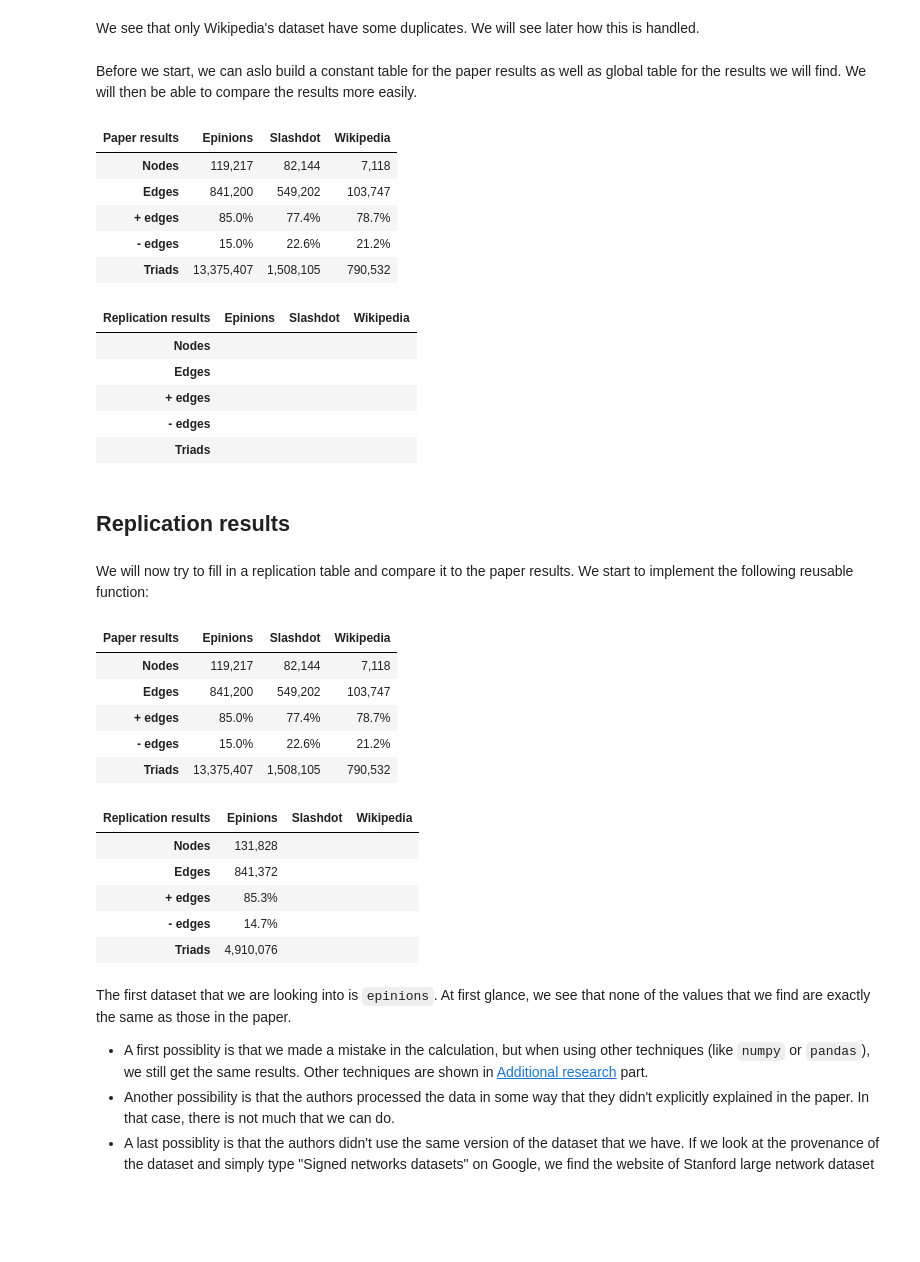
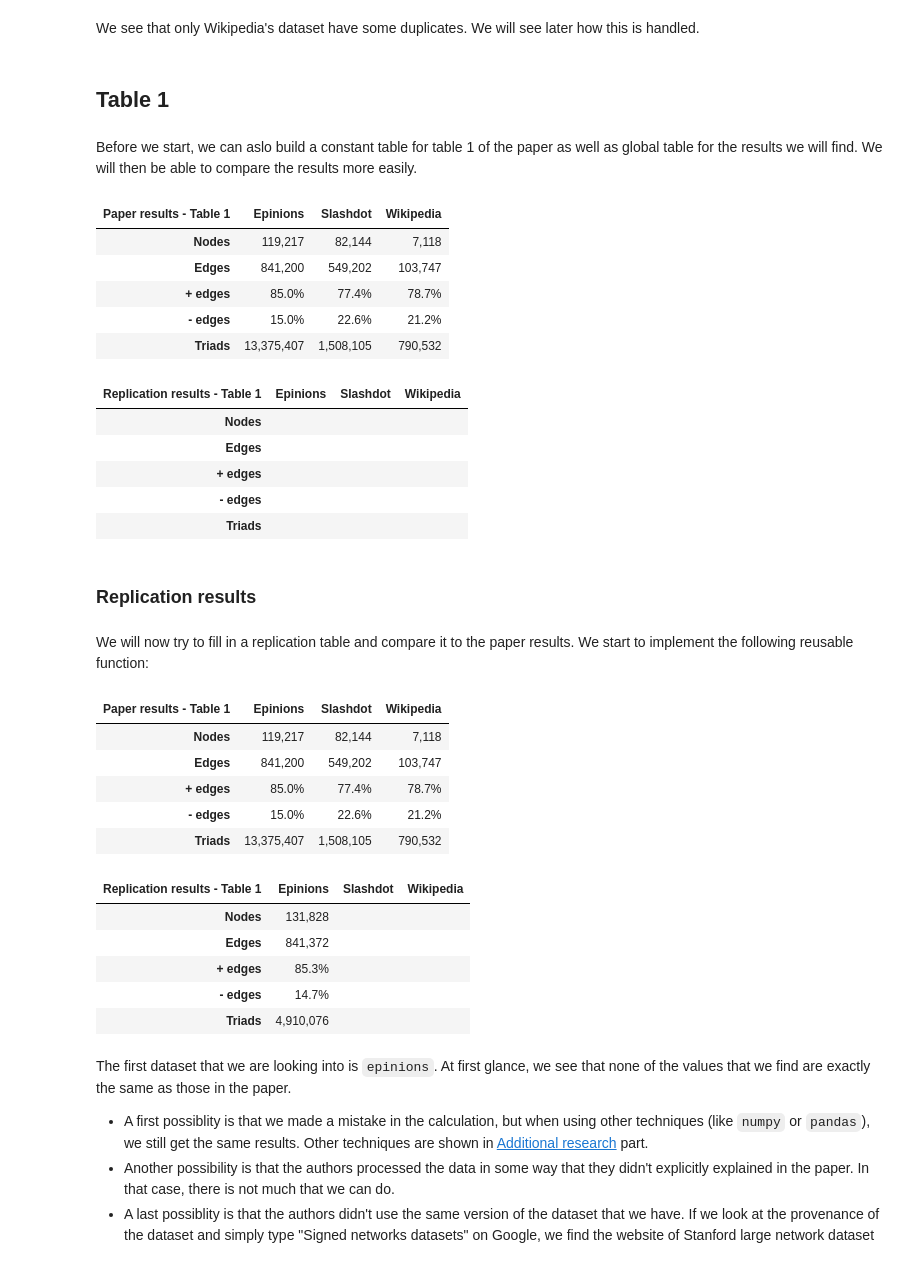
Before and after one commit to Biliwaks/Applied-Data-Analysis, a Jupyter notebook: Replication/replication_report.ipynb, the cells around one changed output. Saved outputs shown, nothing was run; the diff lists cells and outputs as text; code cells hidden in the pictures; blank space fills up the shorter version.

```diff
--- a/Replication/replication_report.ipynb
+++ b/Replication/replication_report.ipynb
@@ -137,39 +142,41 @@ Slashdot: 0
 Wikipedia: 3333
 # %% [markdown]
 We see that only Wikipedia's dataset have some duplicates. We will see later how this is handled.
+# %% [markdown]
+## Table 1 <a id='table1'></a>
 # %% [markdown]
-Before we start, we can aslo build a constant table for the paper results as well as global table for the results we will find. We will then be able to compare the results more easily.
+Before we start, we can aslo build a constant table for table 1 of the paper as well as global table for the results we will find. We will then be able to compare the results more easily.
 # %%
 # Constant dataframe for paper results
-PAPER_RESULTS = pd.DataFrame(data = [['119,217'   ,'82,144'   ,'7,118'  ],
-                                     ['841,200'   ,'549,202'  ,'103,747'],
-                                     ['85.0%'     ,'77.4%'    ,'78.7%'  ],
-                                     ['15.0%'     ,'22.6%'    ,'21.2%'  ],
-                                     ['13,375,407','1,508,105','790,532']],
-                             index  =['Nodes','Edges','+ edges','- edges','Triads'],
-                             columns=['Epinions','Slashdot','Wikipedia'])\
-                            .rename_axis('Paper results',axis=1)
+PAPER_RESULTS_TABLE1 = pd.DataFrame(data =  [['119,217'   ,'82,144'   ,'7,118'  ],
+                                            ['841,200'   ,'549,202'  ,'103,747'],
+                                            ['85.0%'     ,'77.4%'    ,'78.7%'  ],
+                                            ['15.0%'     ,'22.6%'    ,'21.2%'  ],
+                                            ['13,375,407','1,508,105','790,532']],
+                                    index  =['Nodes','Edges','+ edges','- edges','Triads'],
+                                    columns=['Epinions','Slashdot','Wikipedia'])\
+                                   .rename_axis('Paper results - Table 1',axis=1)
 
 # Global dataframe for replication results
-results = (PAPER_RESULTS*0).rename_axis('Replication results',axis=1)
+results_table1 = (PAPER_RESULTS_TABLE1*0).rename_axis('Replication results - Table 1',axis=1)
 
-display(PAPER_RESULTS)
-display(results)
+display(PAPER_RESULTS_TABLE1)
+display(results_table1)
 # %% [output]
-| Paper results | Epinions | Slashdot | Wikipedia |
+| Paper results - Table 1 | Epinions | Slashdot | Wikipedia |
 | Nodes | 119,217 | 82,144 | 7,118 |
 | Edges | 841,200 | 549,202 | 103,747 |
 | + edges | 85.0% | 77.4% | 78.7% |
 | - edges | 15.0% | 22.6% | 21.2% |
 | Triads | 13,375,407 | 1,508,105 | 790,532 |
-| Replication results | Epinions | Slashdot | Wikipedia |
+| Replication results - Table 1 | Epinions | Slashdot | Wikipedia |
 | Nodes |  |  |  |
 | Edges |  |  |  |
 | + edges |  |  |  |
 | - edges |  |  |  |
 | Triads |  |  |  |
 # %% [markdown]
-## Replication results  <a id='Replication_results'></a>
+### Replication results  <a id='Replication_results'></a>
 # %% [markdown]
 We will now try to fill in a replication table and compare it to the paper results. We start to implement the following reusable function:
 # %%
@@ -207,16 +214,16 @@ def fill_replication_results(dataframe):
 # Epinions
 fill_replication_results(epinions)
 
-display(PAPER_RESULTS)
-display(results)
+display(PAPER_RESULTS_TABLE1)
+display(results_table1)
 # %% [output]
-| Paper results | Epinions | Slashdot | Wikipedia |
+| Paper results - Table 1 | Epinions | Slashdot | Wikipedia |
 | Nodes | 119,217 | 82,144 | 7,118 |
 | Edges | 841,200 | 549,202 | 103,747 |
 | + edges | 85.0% | 77.4% | 78.7% |
 | - edges | 15.0% | 22.6% | 21.2% |
 | Triads | 13,375,407 | 1,508,105 | 790,532 |
-| Replication results | Epinions | Slashdot | Wikipedia |
+| Replication results - Table 1 | Epinions | Slashdot | Wikipedia |
 | Nodes | 131,828 |  |  |
 | Edges | 841,372 |  |  |
 | + edges | 85.3% |  |  |
```
Also changed, not shown: parts of 51 cells of this notebook, 4 other files.
